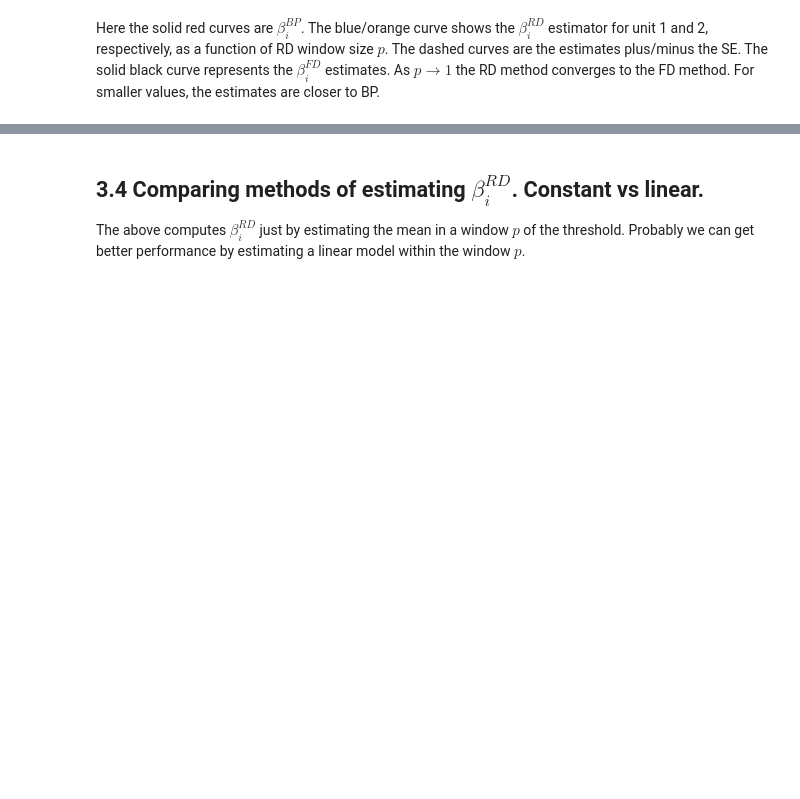
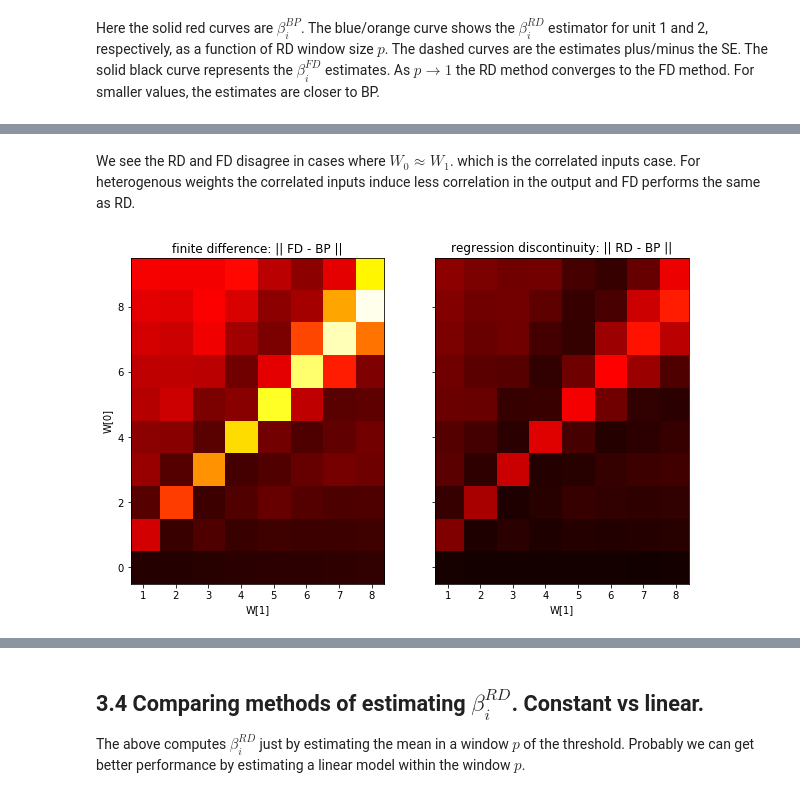
Before and after one commit to benlansdell/rdd, a Jupyter notebook: rdd.ipynb, the cells around one changed output, grey strips where cells are left out. Saved outputs shown, nothing was run; the diff lists cells and outputs as text; code cells hidden in the pictures; blank space fills up the shorter version.

```diff
--- a/rdd.ipynb
+++ b/rdd.ipynb
@@ -646,0 +655,18 @@ C = (hx**2)**2
+# %% [markdown]
+We see the RD and FD disagree in cases where $W_0 \approx W_1$. which is the correlated inputs case. For heterogenous weights the correlated inputs induce less correlation in the output and FD performs the same as RD.
+# %%
+d_fdbp = np.sqrt((m_beta_fd_w[:,:,0]-m_beta_bp_w[:,:,0])**2 + (m_beta_fd_w[:,:,1]-m_beta_bp_w[:,:,1])**2)
+d_rdbp = np.sqrt((m_beta_rd_w[:,:,0]-m_beta_bp_w[:,:,0])**2 + (m_beta_rd_w[:,:,1]-m_beta_bp_w[:,:,1])**2)
+
+#Plot heat map of error in estimate
+fig, (ax1, ax2) = plt.subplots(1,2, sharey = True)
+ax1.imshow(d_fdbp, cmap='hot', origin='lower', vmin=0, vmax=80)
+ax2.imshow(d_rdbp, cmap='hot', origin='lower', vmin=0, vmax=80);
+
+ax1.set_title('finite difference: || FD - BP ||')
+ax2.set_title('regression discontinuity: || RD - BP ||')
+ax1.set_ylabel('W[0]')
+ax1.set_xlabel('W[1]')
+ax2.set_xlabel('W[1]');
+# %% [output]
+[figure, added]
```
Also changed, not shown: parts of 12 cells of this notebook, 5 other files.
